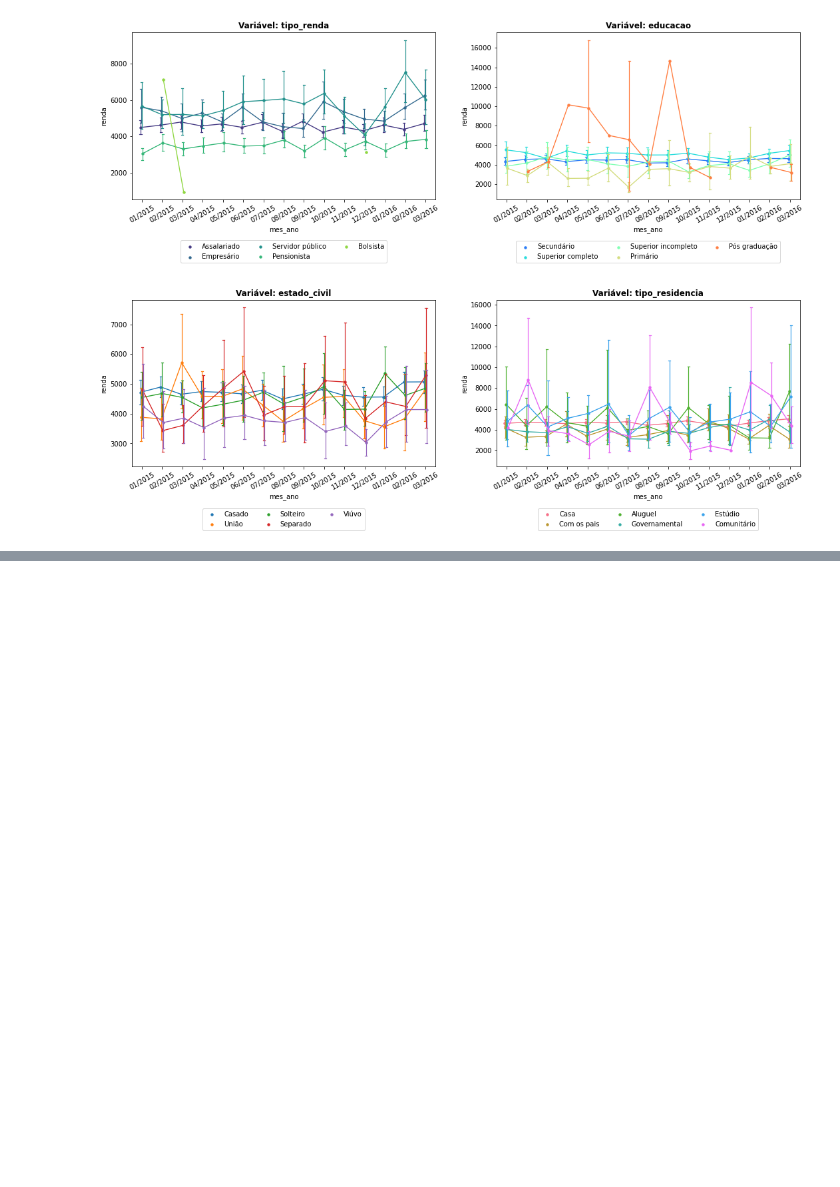
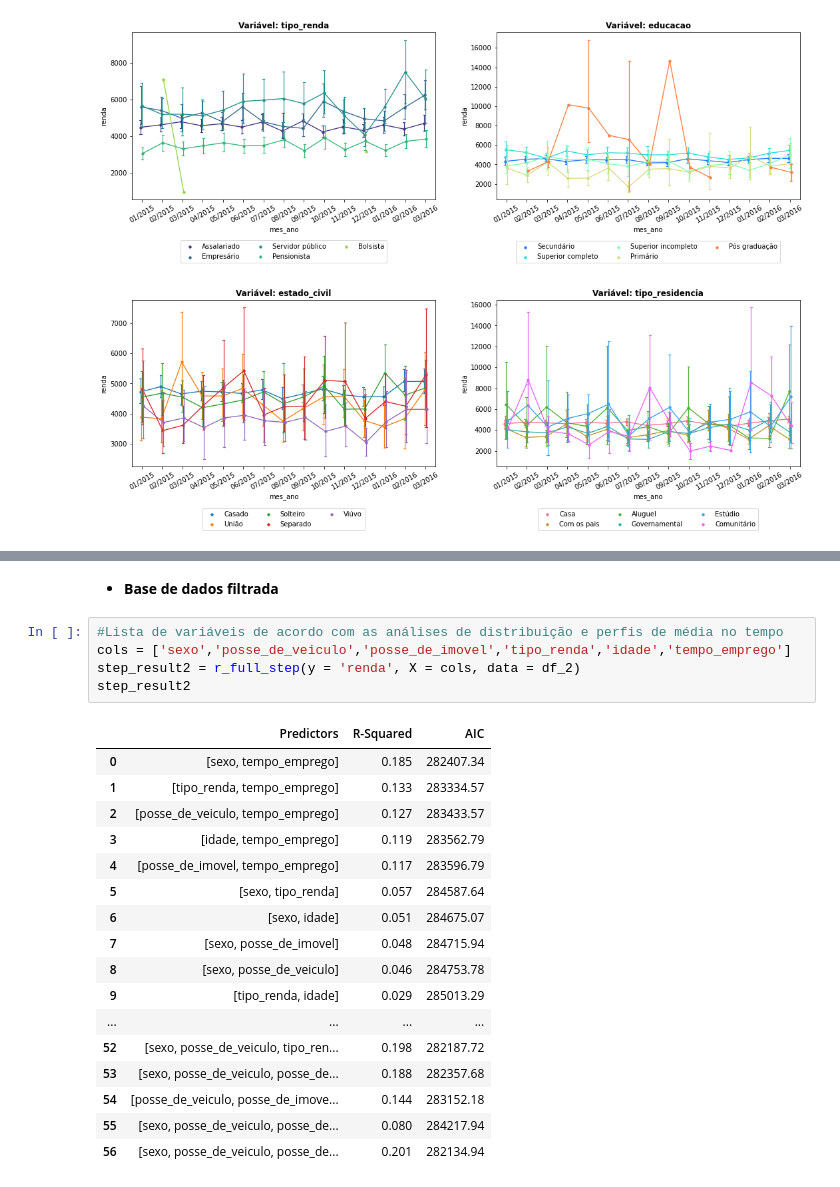
Before and after one commit to luizaires/Modelo-de-previsao-de-renda, a Jupyter notebook: Modelo_de_previsao_de_renda.ipynb, the cells around one changed output, grey strips where cells are left out. Saved outputs shown, nothing was run; the diff lists cells and outputs as text; blank space fills up the shorter version.

```diff
--- a/Modelo_de_previsao_de_renda.ipynb
+++ b/Modelo_de_previsao_de_renda.ipynb
@@ -567,0 +691,25 @@ Avaliando a média da renda no tempo para `estado_civil` e por `tipo_residencia`
+# %% [markdown]
+* **Base de dados filtrada**
+# %%
+#Lista de variáveis de acordo com as análises de distribuição e perfis de média no tempo
+cols = ['sexo','posse_de_veiculo','posse_de_imovel','tipo_renda','idade','tempo_emprego']
+step_result2 = r_full_step(y = 'renda', X = cols, data = df_2)
+step_result2
+# %% [output]
+|  | Predictors | R-Squared | AIC |
+| 0 | [sexo, tempo_emprego] | 0.185 | 282407.34 |
+| 1 | [tipo_renda, tempo_emprego] | 0.133 | 283334.57 |
+| 2 | [posse_de_veiculo, tempo_emprego] | 0.127 | 283433.57 |
+| 3 | [idade, tempo_emprego] | 0.119 | 283562.79 |
+| 4 | [posse_de_imovel, tempo_emprego] | 0.117 | 283596.79 |
+| 5 | [sexo, tipo_renda] | 0.057 | 284587.64 |
+| 6 | [sexo, idade] | 0.051 | 284675.07 |
+| 7 | [sexo, posse_de_imovel] | 0.048 | 284715.94 |
+| 8 | [sexo, posse_de_veiculo] | 0.046 | 284753.78 |
+| 9 | [tipo_renda, idade] | 0.029 | 285013.29 |
+| ... | ... | ... | ... |
+| 52 | [sexo, posse_de_veiculo, tipo_ren... | 0.198 | 282187.72 |
+| 53 | [sexo, posse_de_veiculo, posse_de... | 0.188 | 282357.68 |
+| 54 | [posse_de_veiculo, posse_de_imove... | 0.144 | 283152.18 |
+| 55 | [sexo, posse_de_veiculo, posse_de... | 0.080 | 284217.94 |
+| 56 | [sexo, posse_de_veiculo, posse_de... | 0.201 | 282134.94 |
```
Also changed, not shown: parts of 30 cells of this notebook.
